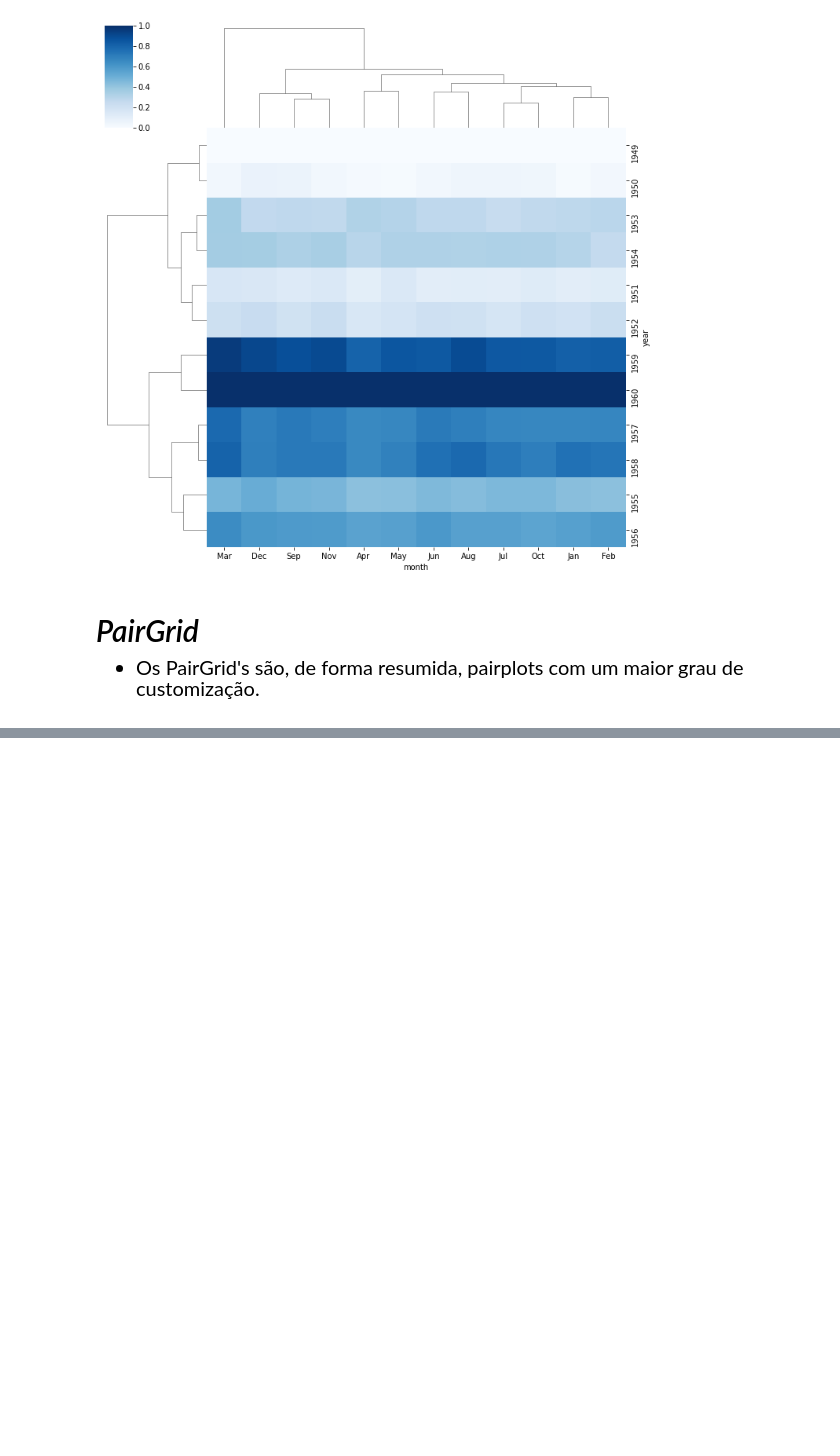
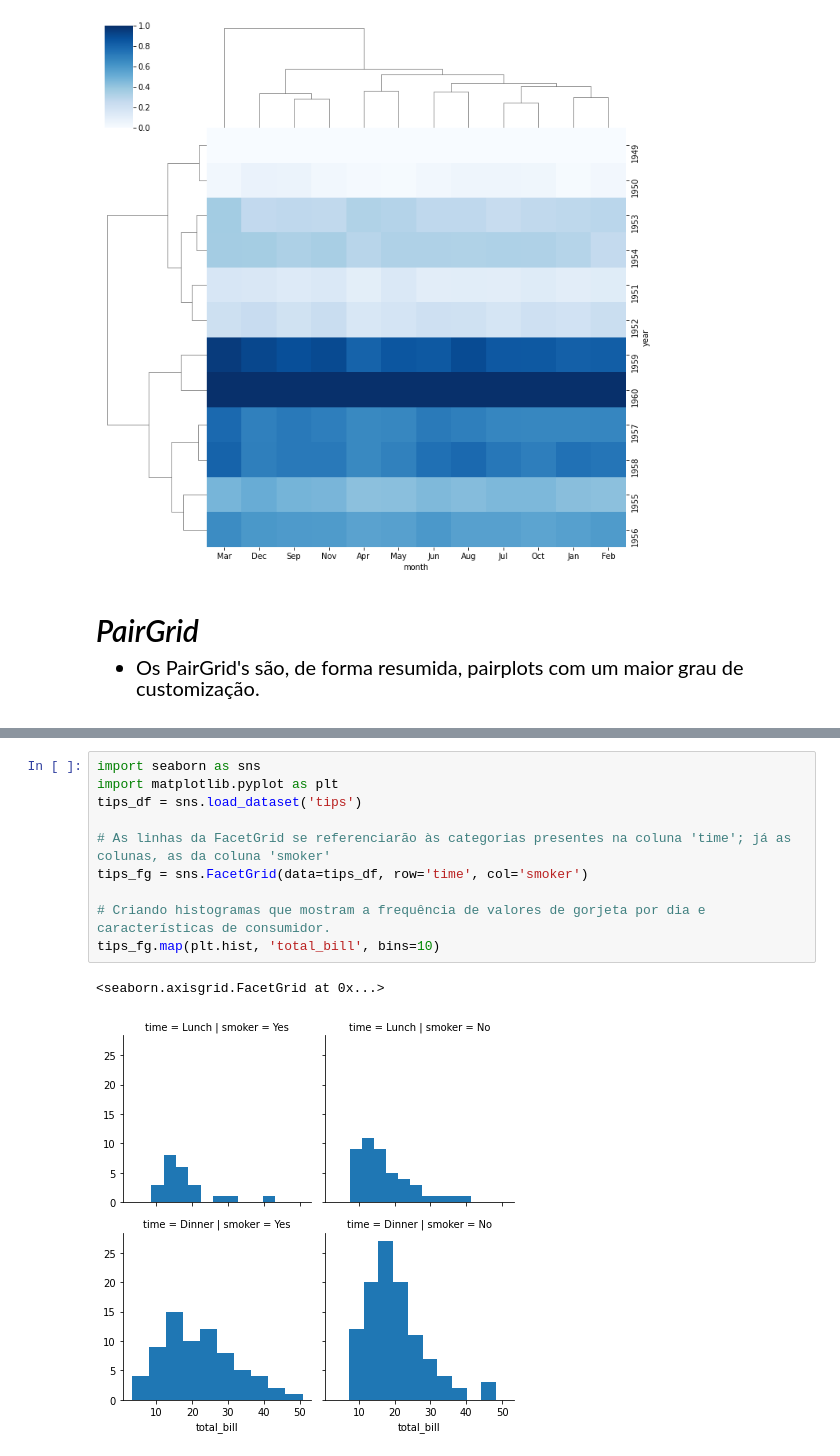
Before and after one commit to felipesveiga/Seaborn, a Jupyter notebook: Derek Banas/seaborn.ipynb, the cells around one changed output, grey strips where cells are left out. Cells and saved outputs as stored; diff of their text form; blank space fills up the shorter version.

```diff
--- a/Derek Banas/seaborn.ipynb
+++ b/Derek Banas/seaborn.ipynb
@@ -265,0 +277,13 @@ iris_g.map_offdiag(plt.scatter)
+# %%
+import seaborn as sns
+import matplotlib.pyplot as plt
+tips_df = sns.load_dataset('tips')
+
+# As linhas da FacetGrid se referenciarão às categorias presentes na coluna 'time'; já as colunas, as da coluna 'smoker'
+tips_fg = sns.FacetGrid(data=tips_df, row='time', col='smoker')
+
+# Criando histogramas que mostram a frequência de valores de gorjeta por dia e características de consumidor.
+tips_fg.map(plt.hist, 'total_bill', bins=10)
+# %% [output]
+<seaborn.axisgrid.FacetGrid at 0x...>
+[figure, added]
```
Also changed, not shown: parts of 8 cells of this notebook.
